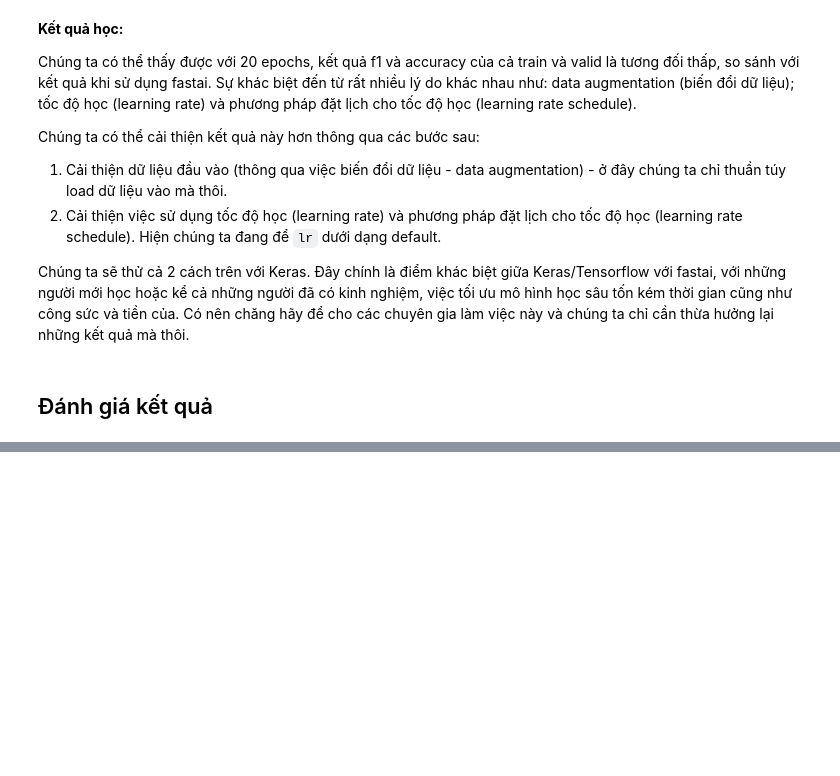
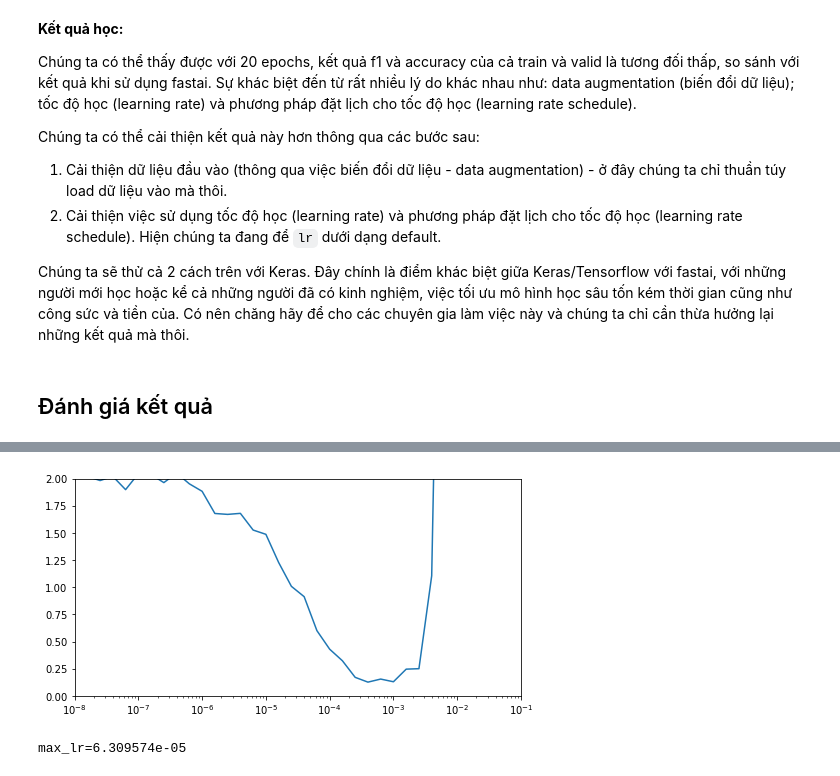
Before and after one commit to ddpham/swift_swallow_classification, a Jupyter notebook: nbs/keras_framework.ipynb, the cells around one changed output, grey strips where cells are left out. Drawn from its saved outputs; the diff is of its cells as text; code cells hidden in the pictures; blank space fills up the shorter version.

```diff
--- a/nbs/keras_framework.ipynb
+++ b/nbs/keras_framework.ipynb
@@ -453,0 +659,35 @@ Chúng ta mong muốn có thể xem được các bức ảnh mà mô hình đã
+# %%
+# Tạo preprocessing layer:
+preprocessing_layer = keras.Sequential([
+    PreprocessingLayers.RandomCrop(224, 224, seed=42),
+    PreprocessingLayers.RandomContrast([.5, 1.5]),
+    PreprocessingLayers.RandomFlip(),
+    keras.layers.Lambda(lambda x: keras.applications.resnet.preprocess_input(x))
+])
+
+# Tạo hàm mapping:
+def preprocess_images(image, label):
+    image = preprocessing_layer(image)
+    return image, label
+
+train_ds = train_ds.map(preprocess_images)
+valid_ds = valid_ds.map(preprocess_images)
+train_ds = train_ds.cache().prefetch(tf.data.AUTOTUNE)
+valid_ds = valid_ds.cache().prefetch(tf.data.AUTOTUNE)
+# %%
+# Tìm lr phù hợp:
+# Tạo model vs lr_scheduler;
+bk.clear_session()
+model = create_model(224, 1)
+
+# Tạo lr_scheduler & optimizer
+lr_scheduler = keras.callbacks.LearningRateScheduler(lambda epoch: 1e-8 * (10**(epoch/5)))
+optimizer = keras.optimizers.Adam(learning_rate=1e-8)
+
+# Compile model:
+# sử dụng binary (do chúng ta convert label sang dạng binary)
+model.compile(optimizer=optimizer, loss="binary_crossentropy", metrics=['accuracy', f1])
+
+# Đào tạo:
+epochs = 40
+model.fit(train_ds, epochs=epochs, validation_data=valid_ds, callbacks=[lr_scheduler])
@@ -453,0 +713,8 @@ Chúng ta mong muốn có thể xem được các bức ảnh mà mô hình đã
+# %%
+plot_lr(model.history.history)
+# %% [output]
+[figure, added]
+# %%
+lr_loss = find_lr(model.history.history)
+# %% [output]
+max_lr=6.309574e-05
```
Also changed, not shown: parts of 41 cells of this notebook.
